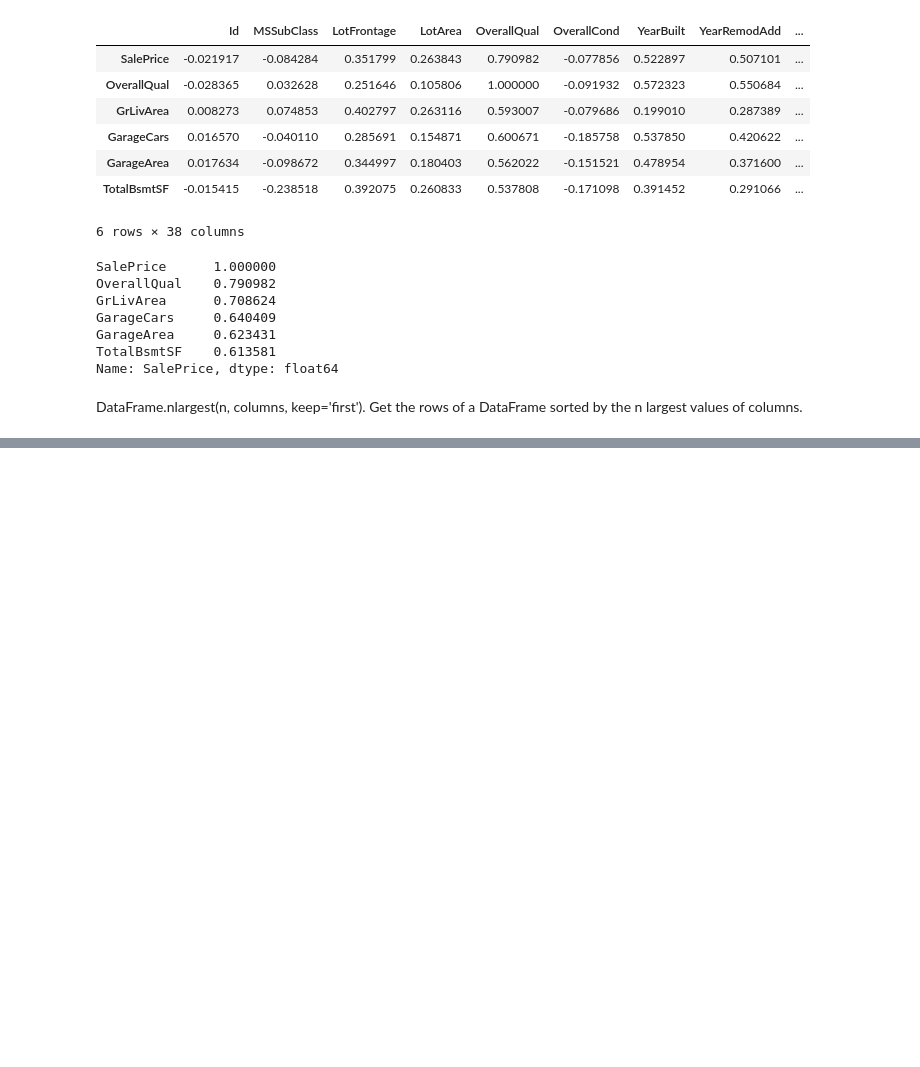
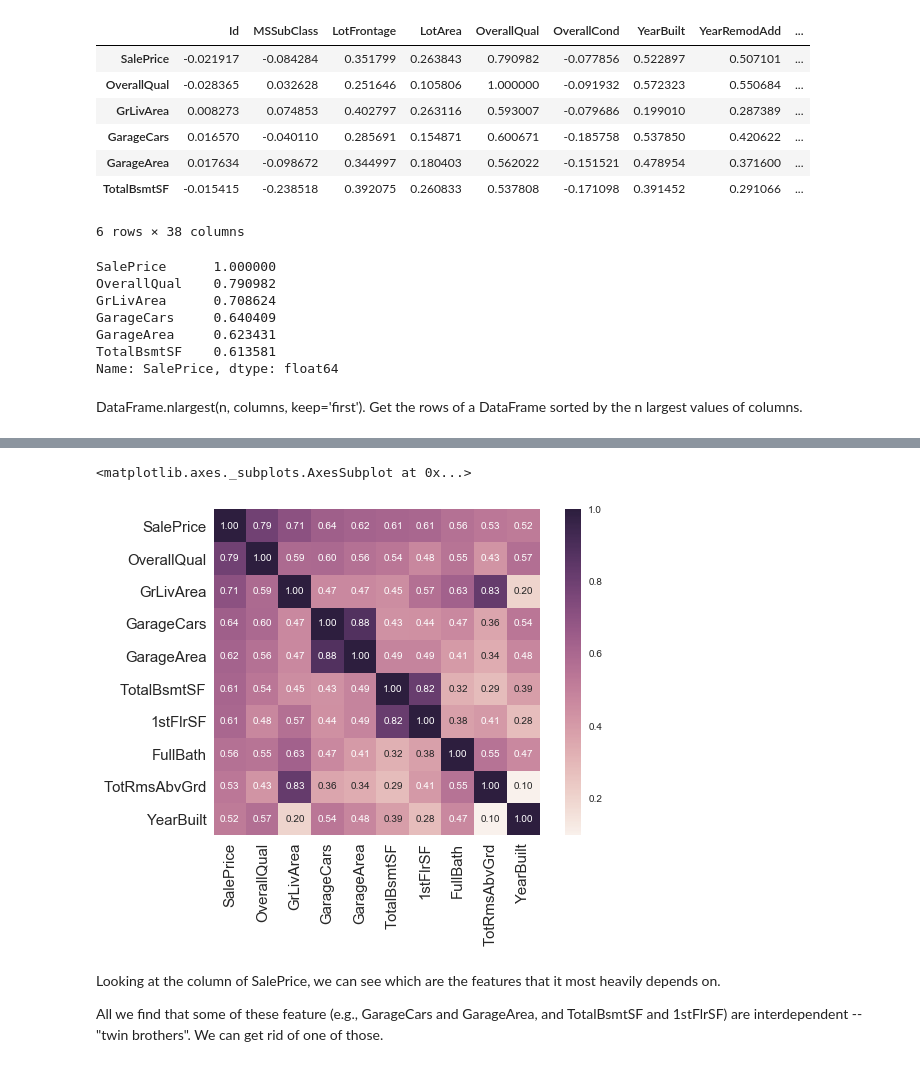
Before and after one commit to sushant2811/KaggleHousingPrices, a Jupyter notebook: KaggleHousingPrices.ipynb, the cells around one changed output, grey strips where cells are left out. Cells and saved outputs as stored; diff of their text form; code cells hidden in the pictures; blank space fills up the shorter version.

Commit message:
SalePrice correlation matrix

```diff
--- a/KaggleHousingPrices.ipynb
+++ b/KaggleHousingPrices.ipynb
@@ -362,0 +369,4 @@ Get the rows of a DataFrame sorted by the n largest values of columns.
+# %%
+#saleprice correlation matrix
+k = 10 #number of variables for heatmap
+cols = corrmat.nlargest(k, 'SalePrice')['SalePrice'].index
@@ -362,0 +432,14 @@ Get the rows of a DataFrame sorted by the n largest values of columns.
+# %%
+cm = np.corrcoef(train_df[cols].values.T)
+# %%
+f, ax = plt.subplots(figsize = (9, 6))
+sns.set(font_scale = 1)
+sns.heatmap(cm, cbar = True, annot = True, square = True, fmt='.2f', \
+            annot_kws={'size': 10}, yticklabels=cols.values, xticklabels=cols.values)
+# %% [output]
+<matplotlib.axes._subplots.AxesSubplot at 0x...>
+[figure, added]
+# %% [markdown]
+Looking at the column of SalePrice, we can see which are the features that it most heavily depends on.
+
+All we find that some of these feature (e.g., GarageCars and GarageArea, and TotalBsmtSF and 1stFlrSF) are interdependent -- "twin brothers".  We can get rid of one of those.
```
Also changed, not shown: parts of 6 cells of this notebook.
